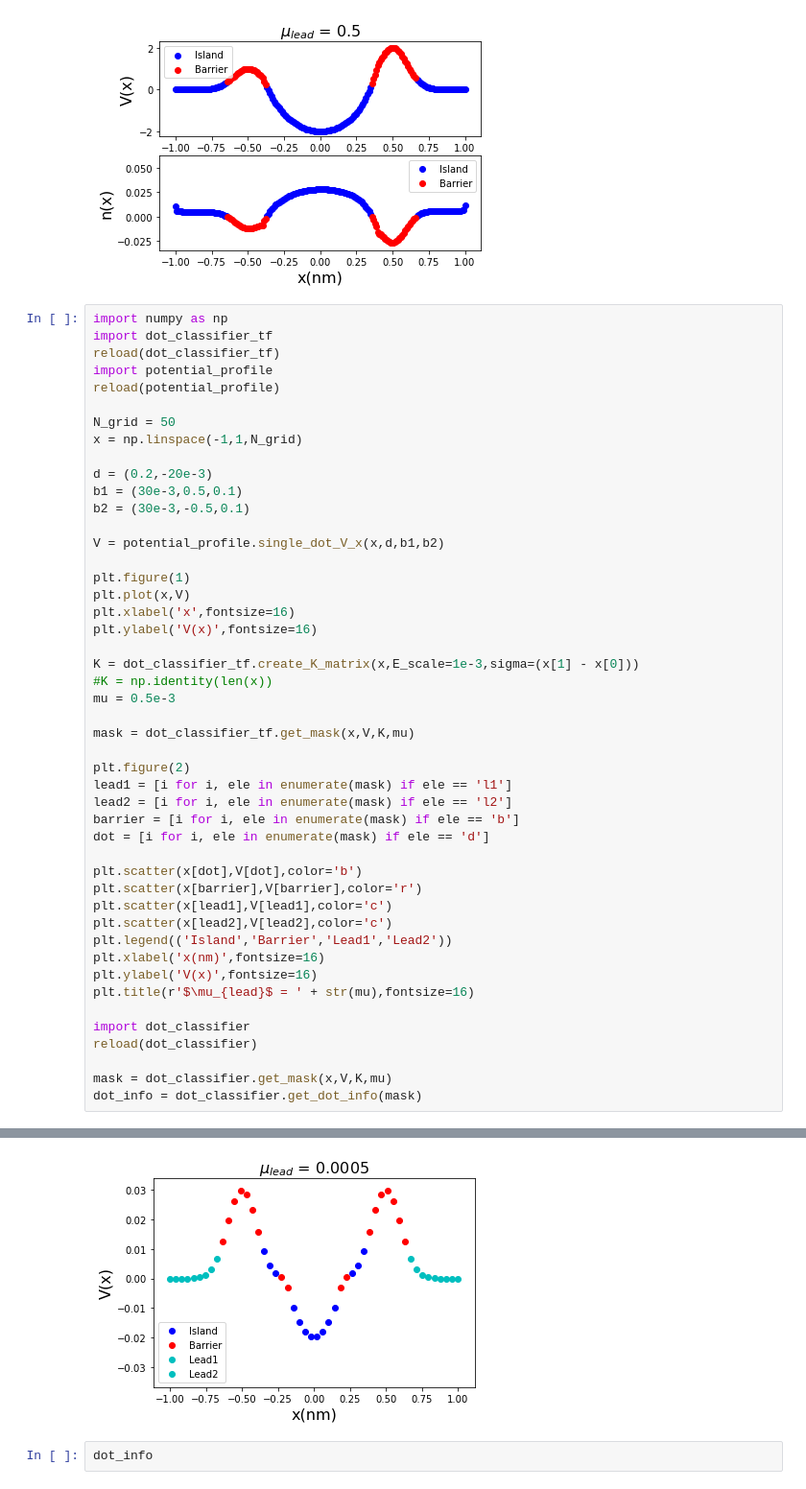
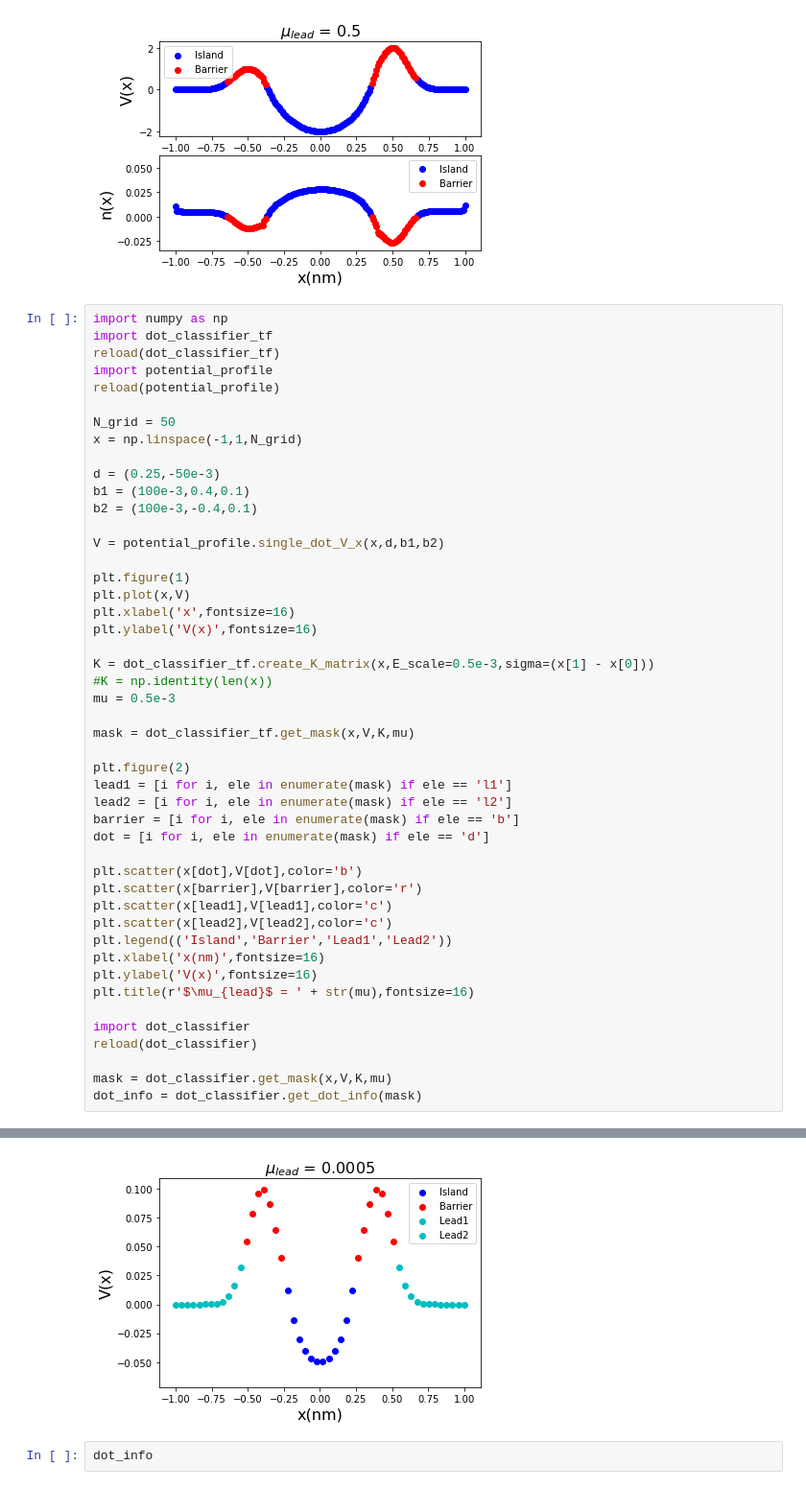
Before and after one commit to Quantumgame/quantum-ml, a Jupyter notebook: ndot/lib/playground.ipynb, the cells around one changed output, grey strips where cells are left out. Shown: that part at 96% size. Cells and saved outputs as stored; diff of their text form.

```diff
--- a/ndot/lib/playground.ipynb
+++ b/ndot/lib/playground.ipynb
@@ -101,9 +101,9 @@ reload(potential_profile)
 N_grid = 50
 x = np.linspace(-1,1,N_grid)
 
-d = (0.2,-20e-3)
-b1 = (30e-3,0.5,0.1)
-b2 = (30e-3,-0.5,0.1)
+d = (0.25,-50e-3)
+b1 = (100e-3,0.4,0.1)
+b2 = (100e-3,-0.4,0.1)
 
 V = potential_profile.single_dot_V_x(x,d,b1,b2)
 
@@ -112,7 +112,7 @@ plt.plot(x,V)
 plt.xlabel('x',fontsize=16)
 plt.ylabel('V(x)',fontsize=16)
 
-K = dot_classifier_tf.create_K_matrix(x,E_scale=1e-3,sigma=(x[1] - x[0]))
+K = dot_classifier_tf.create_K_matrix(x,E_scale=0.5e-3,sigma=(x[1] - x[0]))
 #K = np.identity(len(x))
 mu = 0.5e-3
 
@@ -143,4 +143,4 @@ dot_info = dot_classifier.get_dot_info(mask)
-[figure, old version]
+[figure, new version]
 # %%
 dot_info
 # %% [output]
```
Also changed, not shown: parts of 1 cell of this notebook, 3 other files.
